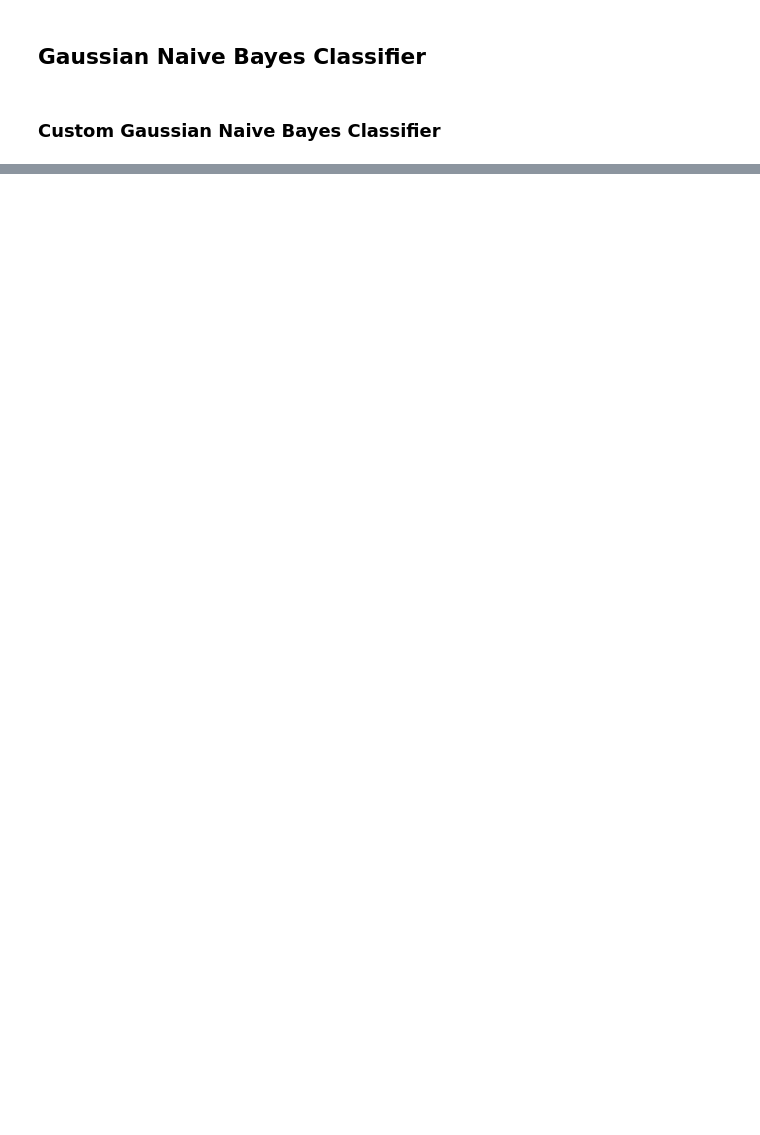
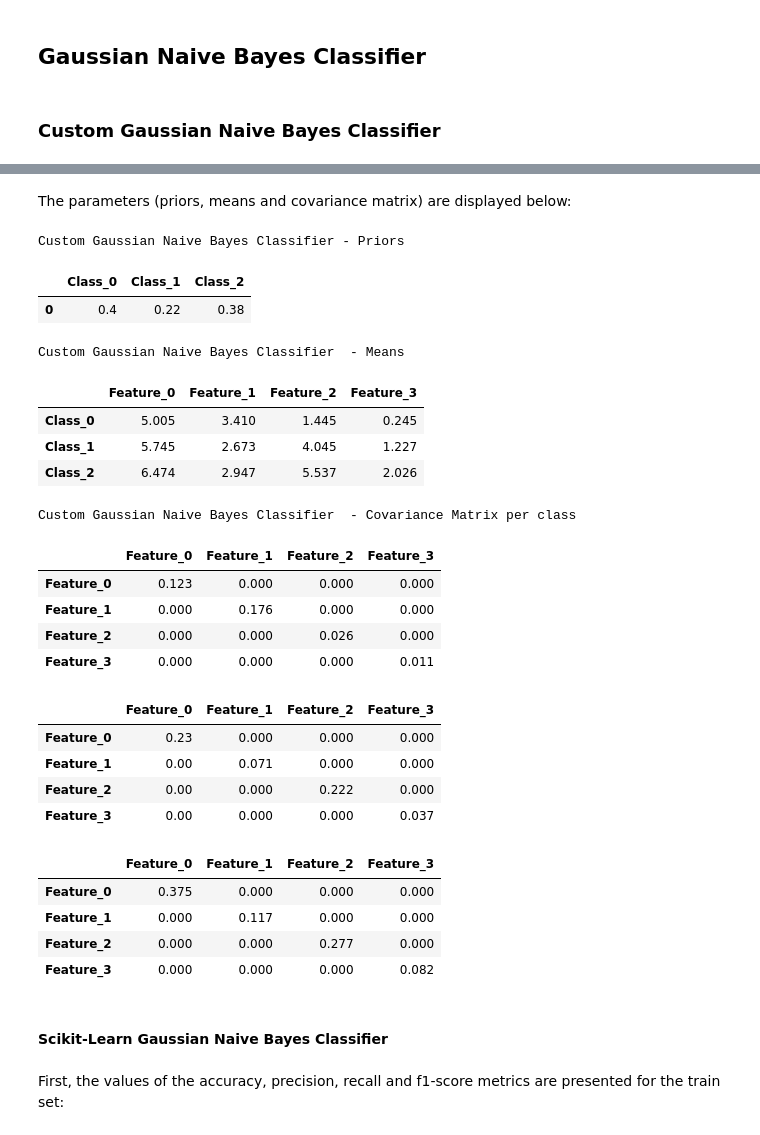
Before and after one commit to alvionaM/stellar-classification, a Jupyter notebook: notebooks/ML-Algorithms.ipynb, the cells around one changed output, grey strips where cells are left out. Drawn from its saved outputs; the diff is of its cells as text; code cells hidden in the pictures; blank space fills up the shorter version.

```diff
--- a/notebooks/ML-Algorithms.ipynb
+++ b/notebooks/ML-Algorithms.ipynb
@@ -718,7 +1082,7 @@ weighted avg       0.98      0.98      0.98        50
 #### Scikit-Learn Logistic Regression Classifier
 # %%
 # Training SGD Classifier
-scikit_sgd = SGDClassifier(loss='log_loss', max_iter=100, early_stopping=True)
+scikit_sgd = SGDClassifier(loss="log_loss", max_iter=100, early_stopping=True, learning_rate='optimal', eta0=0.01, alpha=0.0001) #loss='log_loss', max_iter=100, early_stopping=True
 scikit_sgd.fit(X_train, y_train)
 
 # Using SGD Classifier
@@ -759,14 +1141,11 @@ class GaussianNaiveBayes:
             # Calculate the prior probability for each class
             self.priors[c] = class_data.shape[0] / X_train.shape[0]
 
-            # Calculate the mean vector for each class: mu_c = [mean(f1), mean(f2),...]
+            # Calculate the mean vector for each class: m = [mean(f1), mean(f2),...]
             self.means[c] = np.mean(class_data, axis=0)
 
-            # Calculate the covariance vector for each class: Sigma = diag(var(f1), var(f2),...)
-            self.covariances[c] = np.diag(np.var(class_data, axis=0))
-        print(self.priors)
-        print(self.means[0])
-        print(self.covariances[0])
+            # Calculate the covariance vector for each class: C = diag(var(f1), var(f2),...). Note that only the diagonal needs to be stored
+            self.covariances[c] = np.var(class_data, axis=0)
 
     def predict(self, X_test):
         predictions = list()
@@ -774,8 +1153,8 @@ class GaussianNaiveBayes:
         for example in X_test:
             class_prob = []
             for c in self.classes:
-                # P(C|example) ~ P(C) * P(example|C) = P(C) * P(example|mu_c, Sigma_c)
-                class_prob.append(self.priors[c] * multivariate_normal.logpdf(example, mean = self.means[c], cov=self.covariances[c]))
+                # P(c|example) ~ P(c) * P(example|c) = P(c) * P(example|m_c, C_c)
+                class_prob.append(self.priors[c] * multivariate_normal.pdf(example, mean = self.means[c], cov=self.covariances[c]))
             predictions.append(self.classes[np.argmax(class_prob)])
 
         return np.array(predictions)
@@ -781,0 +1167,8 @@ class GaussianNaiveBayes:
+# %%
+# Training Gaussian Naive Bayes Classifier
+gaussian_nb = GaussianNaiveBayes()
+gaussian_nb.fit(X_train, y_train)
+
+# Using Gaussian Naive Bayes Classifier (train set)
+y_custom = gaussian_nb.predict(X_train)
+print(classification_report(y_train, y_custom))
@@ -782,7 +1187,5 @@ class GaussianNaiveBayes:
 # %%
-g = GaussianNaiveBayes()
-g.fit(X_train, y_train)
-
-y_custom = g.predict(X_test)
+# Using Gaussian Naive Bayes Classifier (test set)
+y_custom = gaussian_nb.predict(X_test)
 print(classification_report(y_test, y_custom))
 # %% [output]
@@ -803,0 +1201,39 @@ weighted avg       0.96      0.96      0.96        50
+# %% [markdown]
+The parameters (priors, means and covariance matrix) are displayed below:
+# %%
+# Print the estimated priors (per class), means (per class and feature) and covariances(per class and feature)
+custom_priors = np.asarray(list(gaussian_nb.priors.values()))
+custom_means = np.asarray(list(gaussian_nb.means.values()))
+custom_num_classes = len(gaussian_nb.classes)
+custom_covariances = np.array([np.diag(list(gaussian_nb.covariances.values())[i]) for i in range(custom_num_classes)])
+
+Report.gaussian_naive_bayes_parameters("Custom Gaussian Naive Bayes Classifier", custom_priors, custom_means, custom_covariances, custom_num_classes, X_train.shape[1])
+# %% [output]
+Custom Gaussian Naive Bayes Classifier - Priors
+|  | Class_0 | Class_1 | Class_2 |
+| 0 | 0.4 | 0.22 | 0.38 |
+Custom Gaussian Naive Bayes Classifier  - Means
+|  | Feature_0 | Feature_1 | Feature_2 | Feature_3 |
+| Class_0 | 5.005 | 3.410 | 1.445 | 0.245 |
+| Class_1 | 5.745 | 2.673 | 4.045 | 1.227 |
+| Class_2 | 6.474 | 2.947 | 5.537 | 2.026 |
+Custom Gaussian Naive Bayes Classifier  - Covariance Matrix per class
+|  | Feature_0 | Feature_1 | Feature_2 | Feature_3 |
+| Feature_0 | 0.123 | 0.000 | 0.000 | 0.000 |
+| Feature_1 | 0.000 | 0.176 | 0.000 | 0.000 |
+| Feature_2 | 0.000 | 0.000 | 0.026 | 0.000 |
+| Feature_3 | 0.000 | 0.000 | 0.000 | 0.011 |
+|  | Feature_0 | Feature_1 | Feature_2 | Feature_3 |
+| Feature_0 | 0.23 | 0.000 | 0.000 | 0.000 |
+| Feature_1 | 0.00 | 0.071 | 0.000 | 0.000 |
+| Feature_2 | 0.00 | 0.000 | 0.222 | 0.000 |
+| Feature_3 | 0.00 | 0.000 | 0.000 | 0.037 |
+|  | Feature_0 | Feature_1 | Feature_2 | Feature_3 |
+| Feature_0 | 0.375 | 0.000 | 0.000 | 0.000 |
+| Feature_1 | 0.000 | 0.117 | 0.000 | 0.000 |
+| Feature_2 | 0.000 | 0.000 | 0.277 | 0.000 |
+| Feature_3 | 0.000 | 0.000 | 0.000 | 0.082 |
+# %% [markdown]
+#### Scikit-Learn Gaussian Naive Bayes Classifier
+# %% [markdown]
+First, the values of the accuracy, precision, recall and f1-score metrics are presented for the train set:
```
Also changed, not shown: parts of 79 cells of this notebook, 1 other file.
